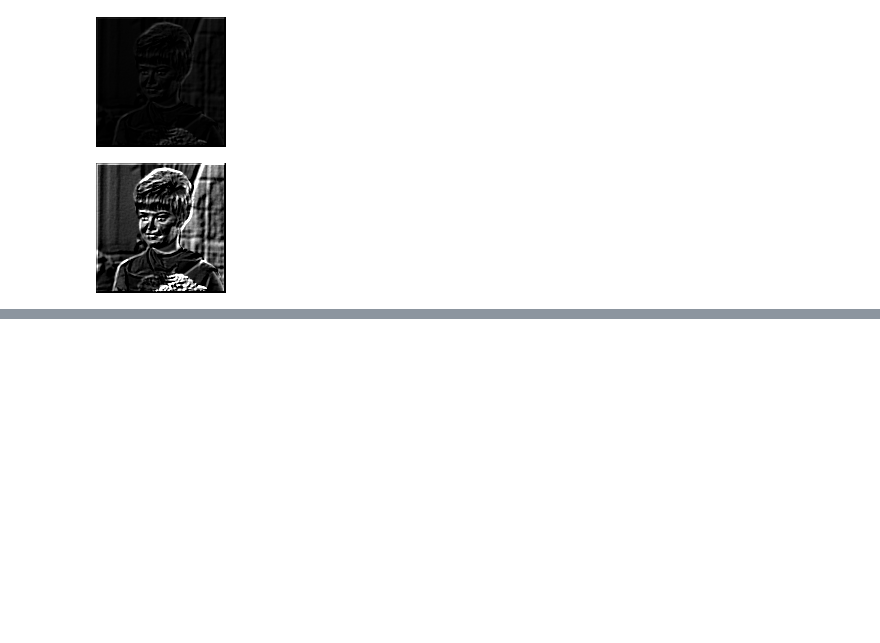
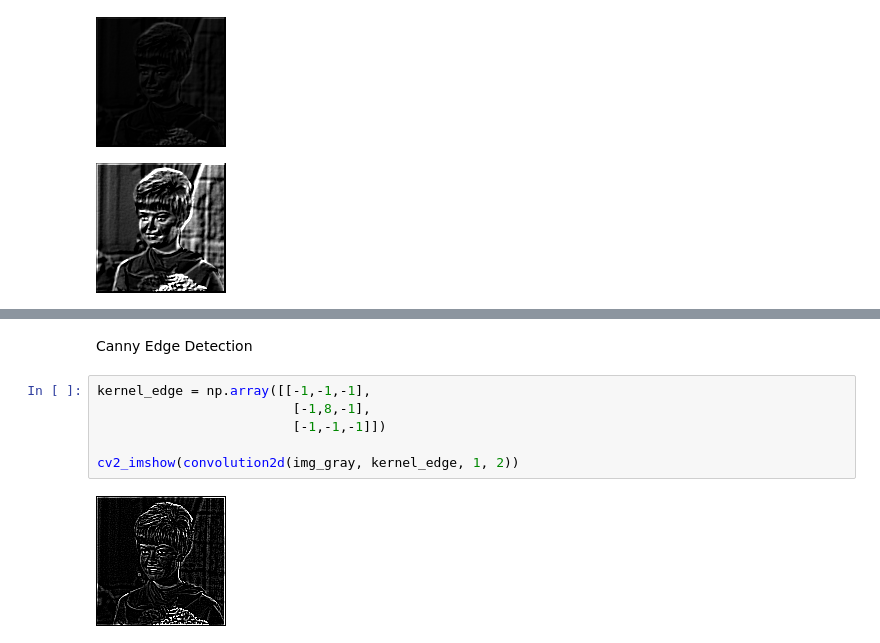
Before and after one commit to mochammadcholilurrokhman/PCVK_Ganjil_Mochammad-Cholilur-Rokhman, a Jupyter notebook: Week7.ipynb, the cells around one changed output, grey strips where cells are left out. Cells and saved outputs as stored; diff of their text form; blank space fills up the shorter version.

```diff
--- a/Week7.ipynb
+++ b/Week7.ipynb
@@ -70,0 +81,12 @@ cv2_imshow(convolution2d(img_gray, kernel_emboss_high, 1, 2))
+# %% [markdown]
+Canny
+Edge
+Detection
+# %%
+kernel_edge = np.array([[-1,-1,-1],
+                         [-1,8,-1],
+                         [-1,-1,-1]])
+
+cv2_imshow(convolution2d(img_gray, kernel_edge, 1, 2))
+# %% [output]
+[figure, added]
```
Also changed, not shown: parts of 8 cells of this notebook.
